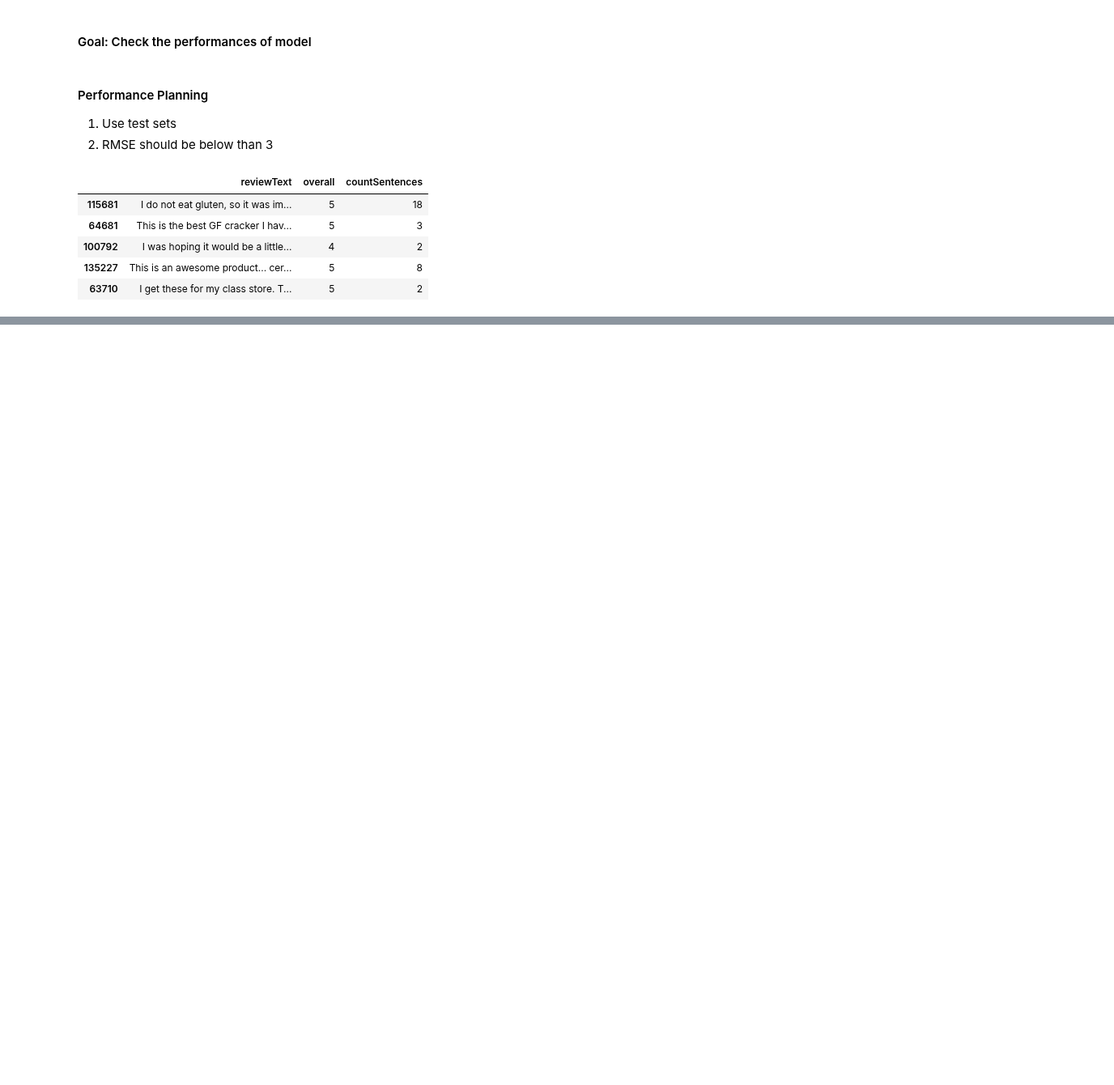
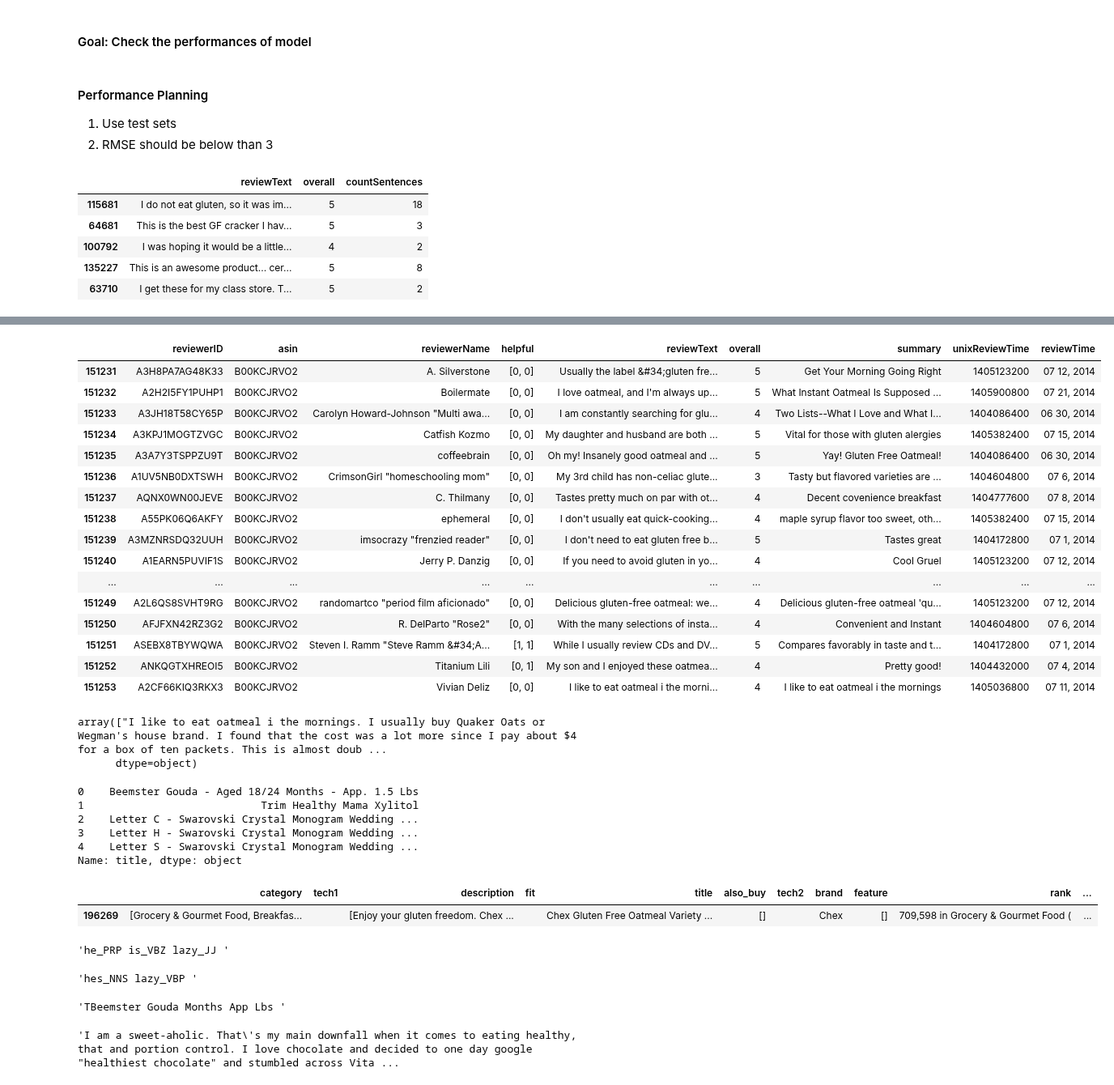
Before and after one commit to harizjet/SubjectSentimentModelling, a Jupyter notebook: basic_exploring/exploring1.ipynb, the cells around one changed output, grey strips where cells are left out. Shown at 81% size. Cells and saved outputs as stored; diff of their text form; code cells hidden in the pictures; blank space fills up the shorter version.

```diff
--- a/basic_exploring/exploring1.ipynb
+++ b/basic_exploring/exploring1.ipynb
@@ -255,0 +360,57 @@ def cleaningText(text: str) -> str:
+# %%
+df = pd.read_json('../data/AmazonMeta_GroceryandGourmetFood.json', lines=True)
+# %%
+df[df.asin == 'B00KCJRVO2']
+# %% [output]
+|  | reviewerID | asin | reviewerName | helpful | reviewText | overall | summary | unixReviewTime | reviewTime |
+| 151231 | A3H8PA7AG48K33 | B00KCJRVO2 | A. Silverstone | [0, 0] | Usually the label &#34;gluten fre... | 5 | Get Your Morning Going Right | 1405123200 | 07 12, 2014 |
+| 151232 | A2H2I5FY1PUHP1 | B00KCJRVO2 | Boilermate | [0, 0] | I love oatmeal, and I'm always up... | 5 | What Instant Oatmeal Is Supposed ... | 1405900800 | 07 21, 2014 |
+| 151233 | A3JH18T58CY65P | B00KCJRVO2 | Carolyn Howard-Johnson "Multi awa... | [0, 0] | I am constantly searching for glu... | 4 | Two Lists--What I Love and What I... | 1404086400 | 06 30, 2014 |
+| 151234 | A3KPJ1MOGTZVGC | B00KCJRVO2 | Catfish Kozmo | [0, 0] | My daughter and husband are both ... | 5 | Vital for those with gluten alergies | 1405382400 | 07 15, 2014 |
+| 151235 | A3A7Y3TSPPZU9T | B00KCJRVO2 | coffeebrain | [0, 0] | Oh my! Insanely good oatmeal and ... | 5 | Yay! Gluten Free Oatmeal! | 1404086400 | 06 30, 2014 |
+| 151236 | A1UV5NB0DXTSWH | B00KCJRVO2 | CrimsonGirl "homeschooling mom" | [0, 0] | My 3rd child has non-celiac glute... | 3 | Tasty but flavored varieties are ... | 1404604800 | 07 6, 2014 |
+| 151237 | AQNX0WN00JEVE | B00KCJRVO2 | C. Thilmany | [0, 0] | Tastes pretty much on par with ot... | 4 | Decent covenience breakfast | 1404777600 | 07 8, 2014 |
+| 151238 | A55PK06Q6AKFY | B00KCJRVO2 | ephemeral | [0, 0] | I don't usually eat quick-cooking... | 4 | maple syrup flavor too sweet, oth... | 1405382400 | 07 15, 2014 |
+| 151239 | A3MZNRSDQ32UUH | B00KCJRVO2 | imsocrazy "frenzied reader" | [0, 0] | I don't need to eat gluten free b... | 5 | Tastes great | 1404172800 | 07 1, 2014 |
+| 151240 | A1EARN5PUVIF1S | B00KCJRVO2 | Jerry P. Danzig | [0, 0] | If you need to avoid gluten in yo... | 4 | Cool Gruel | 1405123200 | 07 12, 2014 |
+| ... | ... | ... | ... | ... | ... | ... | ... | ... | ... |
+| 151249 | A2L6QS8SVHT9RG | B00KCJRVO2 | randomartco "period film aficionado" | [0, 0] | Delicious gluten-free oatmeal: we... | 4 | Delicious gluten-free oatmeal 'qu... | 1405123200 | 07 12, 2014 |
+| 151250 | AFJFXN42RZ3G2 | B00KCJRVO2 | R. DelParto "Rose2" | [0, 0] | With the many selections of insta... | 4 | Convenient and Instant | 1404604800 | 07 6, 2014 |
+| 151251 | ASEBX8TBYWQWA | B00KCJRVO2 | Steven I. Ramm "Steve Ramm &#34;A... | [1, 1] | While I usually review CDs and DV... | 5 | Compares favorably in taste and t... | 1404172800 | 07 1, 2014 |
+| 151252 | ANKQGTXHREOI5 | B00KCJRVO2 | Titanium Lili | [0, 1] | My son and I enjoyed these oatmea... | 4 | Pretty good! | 1404432000 | 07 4, 2014 |
+| 151253 | A2CF66KIQ3RKX3 | B00KCJRVO2 | Vivian Deliz | [0, 0] | I like to eat oatmeal i the morni... | 4 | I like to eat oatmeal i the mornings | 1405036800 | 07 11, 2014 |
+# %%
+df[df.asin == 'B00KCJRVO2'].loc[151253:, 'reviewText'].values
+# %% [output]
+array(["I like to eat oatmeal i the mornings. I usually buy Quaker Oats or Wegman's house brand. I found that the cost was a lot more since I pay about $4 for a box of ten packets. This is almost doub ...
+      dtype=object)
+# %%
+df['title'].head()
+# %% [output]
+0    Beemster Gouda - Aged 18/24 Months - App. 1.5 Lbs
+1                            Trim Healthy Mama Xylitol
+2    Letter C - Swarovski Crystal Monogram Wedding ...
+3    Letter H - Swarovski Crystal Monogram Wedding ...
+4    Letter S - Swarovski Crystal Monogram Wedding ...
+Name: title, dtype: object
+# %%
+df[df.asin == 'B00KCJRVO2']
+# %% [output]
+|  | category | tech1 | description | fit | title | also_buy | tech2 | brand | feature | rank | ... |
+| 196269 | [Grocery & Gourmet Food, Breakfas... |  | [Enjoy your gluten freedom. Chex ... |  | Chex Gluten Free Oatmeal Variety ... | [] |  | Chex | [] | 709,598 in Grocery & Gourmet Food ( | ... |
+# %%
+pipe_pos('he is lazy')
+# %% [output]
+'he_PRP is_VBZ lazy_JJ '
+# %%
+pipe_pos('hes lazy')
+# %% [output]
+'hes_NNS lazy_VBP '
+# %%
+pipe_subjectCleaning('TBeemster Gouda - Aged 18/24 Months - App. 1.5 Lbs')
+# %% [output]
+'TBeemster Gouda Months App Lbs '
+# %%
+dfdataTrain[dfdataTrain.countSentences == dfdataTrain['countSentences'].max()].reviewText.values[0]
+# %% [output]
+'I am a sweet-aholic. That\'s my main downfall when it comes to eating healthy, that and portion control. I love chocolate and decided to one day google "healthiest chocolate" and stumbled across Vita ...
```
Also changed, not shown: parts of 17 cells of this notebook.
